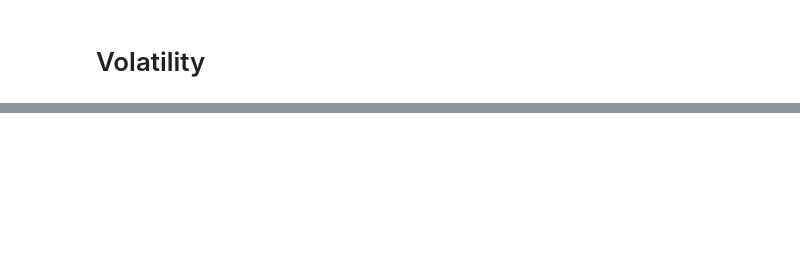
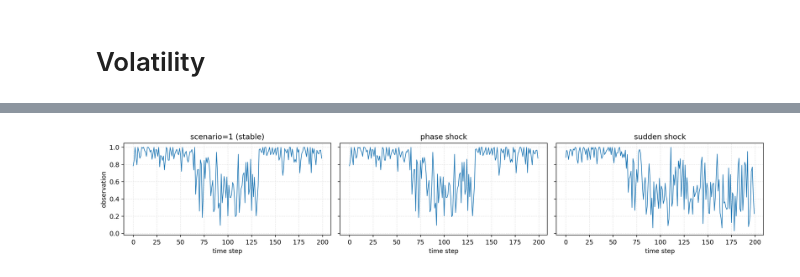
Before and after one commit to centre-for-humanities-computing/european-city-inference, a Jupyter notebook: notebooks/tutorial_4_volatility.ipynb, the cells around one changed output, grey strips where cells are left out. Saved outputs shown, nothing was run; the diff lists cells and outputs as text; code cells hidden in the pictures; blank space fills up the shorter version.

```diff
--- a/notebooks/tutorial_4_volatility.ipynb
+++ b/notebooks/tutorial_4_volatility.ipynb
@@ -103,0 +132,20 @@ env.
+# %%
+fig, axes = plt.subplots(1, 3, figsize=(15, 3), sharey=True)
+regimes = [
+    ("scenario=1 (stable)", dict(scenario=1)),
+    ("phase shock", dict(scenario=2, shock_pattern="phase")),
+    ("sudden shock", dict(scenario=2, shock_pattern="sudden")),
+]
+for ax, (label, kwargs) in zip(axes, regimes):
+    obs = generate_observations(
+        n_nodes=1, n_steps=200, dispersion=1.0, seed=42, **kwargs
+    )
+    ax.plot(obs[:, 0], lw=1, color="#1f77b4")
+    ax.set_title(label)
+    ax.set_xlabel("time step")
+    ax.grid(True, ls=":", alpha=0.5)
+axes[0].set_ylabel("observation")
+plt.tight_layout()
+plt.show()
+# %% [output]
+[figure, added]
```
Also changed, not shown: parts of 26 cells of this notebook, 18 other files.
